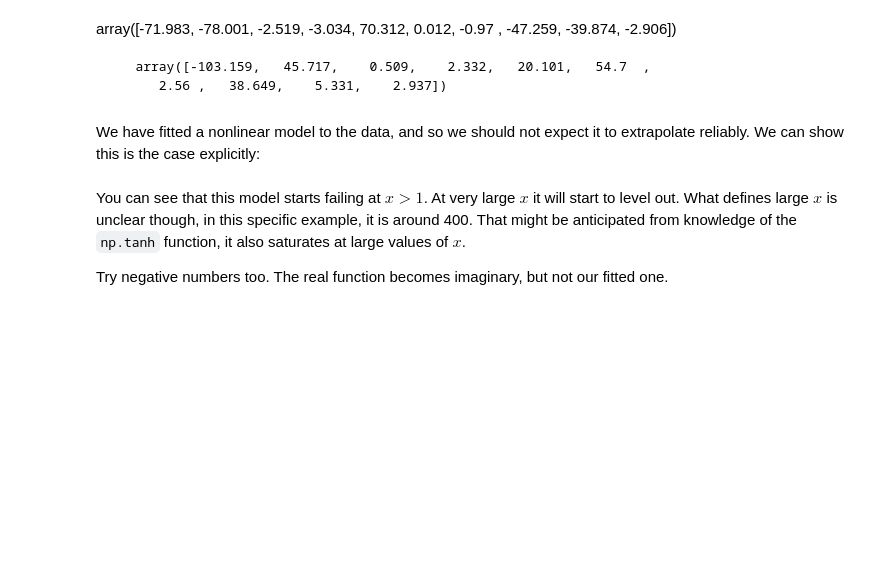
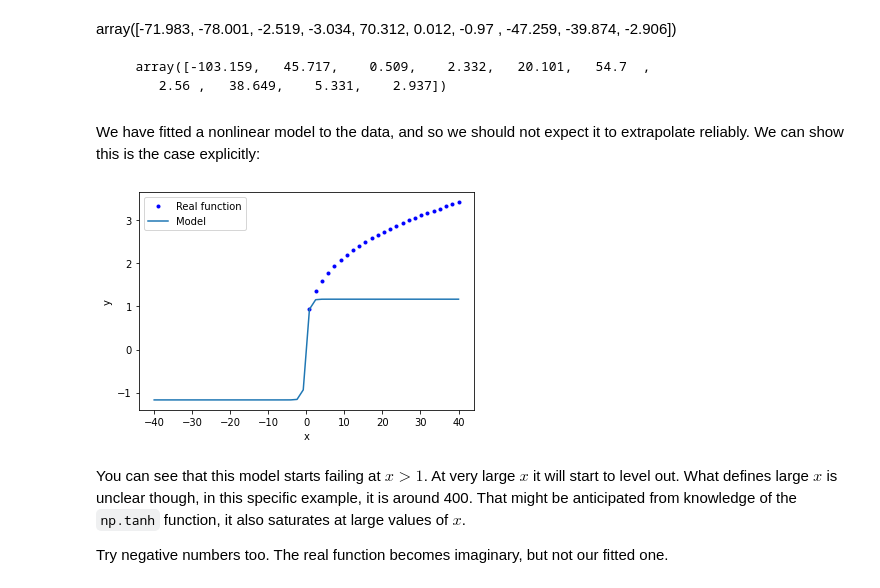
Before and after one commit to Steel-Bank-codespaces/f22-06623, a Jupyter notebook: lectures/21-machine-learning/21-machine-learning-jax.ipynb, the cells around one changed output. Drawn from its saved outputs; the diff is of its cells as text; code cells hidden in the pictures; blank space fills up the shorter version.

```diff
--- a/lectures/21-machine-learning/21-machine-learning-jax.ipynb
+++ b/lectures/21-machine-learning/21-machine-learning-jax.ipynb
@@ -141,14 +154,16 @@ array([-71.983, -78.001,  -2.519,  -3.034,  70.312,   0.012,  -0.97 ,
 # %% [markdown]
 We have fitted a nonlinear model to the data, and so we should not expect it to extrapolate reliably. We can show this is the case explicitly:
 # %%
-EX = np.linspace(0, 4000)
+EX = np.linspace(-40, 40)
 EY = model(EX, *pars.x)
 DY = EX ** (1 / 3)
 
 plt.plot(EX, DY, "b.", EX, EY)
 plt.legend(["Real function", "Model"])
 plt.xlabel("x")
 plt.ylabel("y");
+# %% [output]
+[figure, added]
 # %% [markdown]
 You can see that this model starts failing at $x>1$. At very large $x$ it will start to level out. What defines large $x$ is unclear though, in this specific example, it is around 400. That might be anticipated from knowledge of the `np.tanh` function, it also saturates at large values of $x$.
 
```
Also changed, not shown: parts of 20 cells of this notebook.
